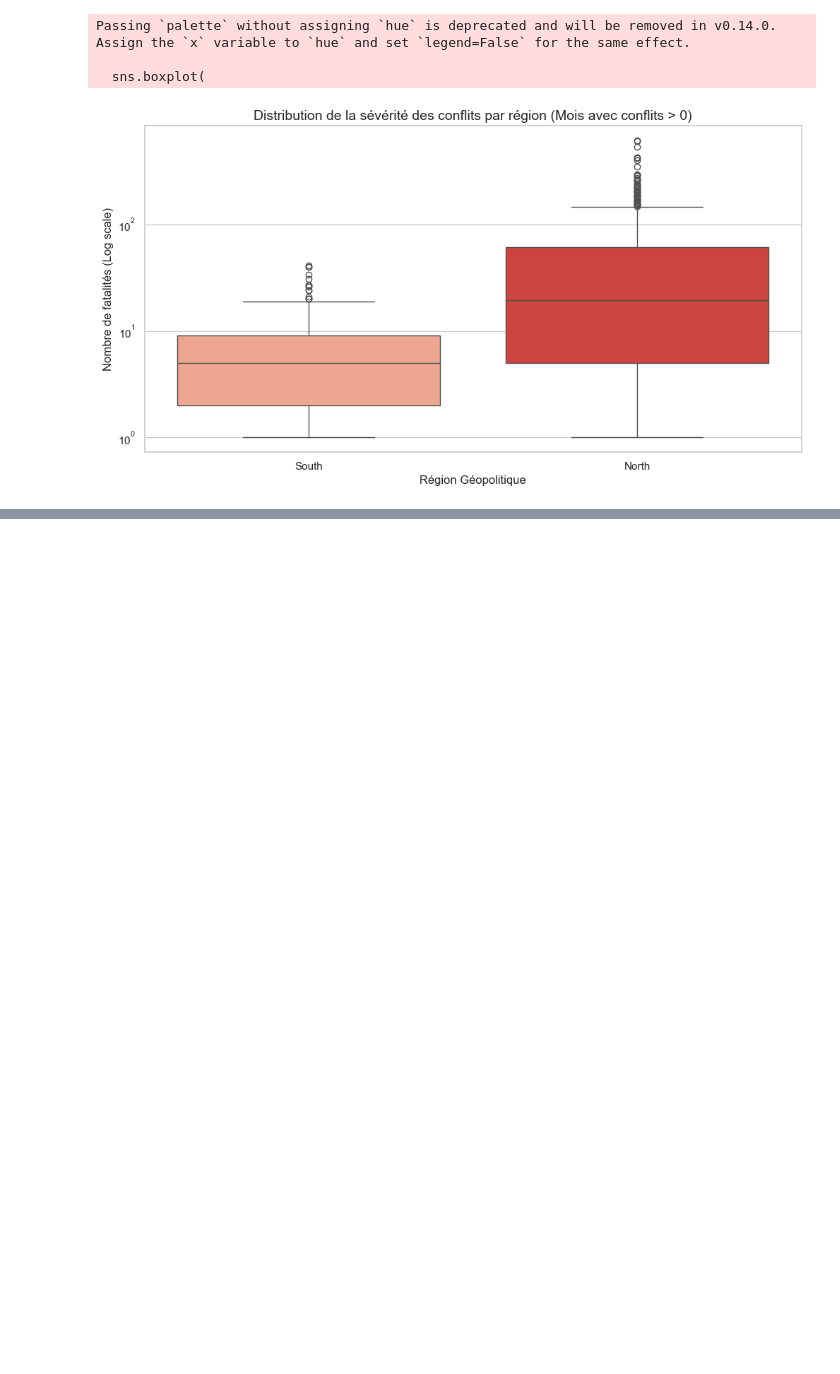
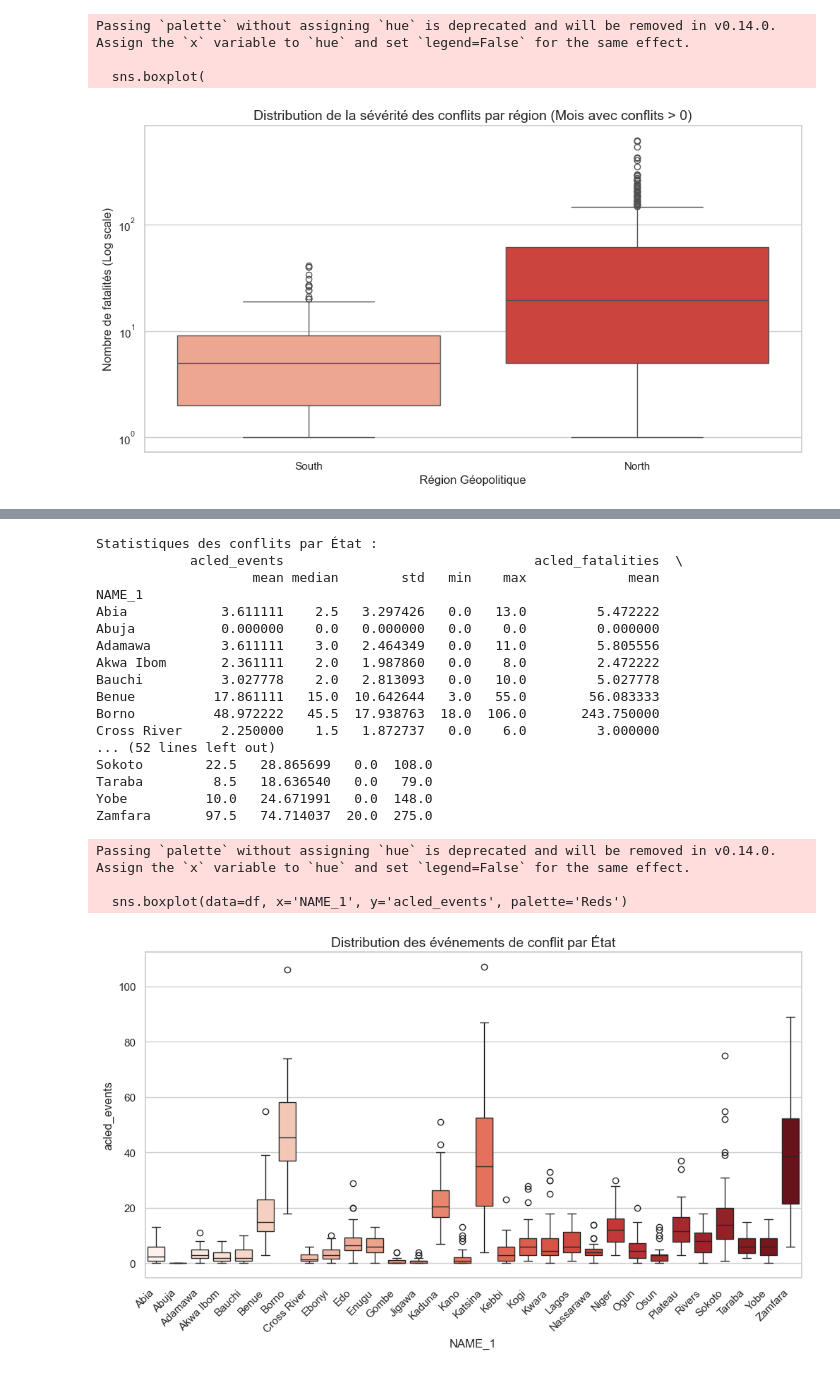
Before and after one commit to tnourlyn/Projet-de-Statapp---WFP-, a Jupyter notebook: notebooks/acled_data.ipynb, the cells around one changed output, grey strips where cells are left out. Saved outputs shown, nothing was run; the diff lists cells and outputs as text; code cells hidden in the pictures; blank space fills up the shorter version.

```diff
--- a/notebooks/acled_data.ipynb
+++ b/notebooks/acled_data.ipynb
@@ -159,0 +211,44 @@ Passing `palette` without assigning `hue` is deprecated and will be removed in v
+# %%
+import pandas as pd
+import numpy as np
+import matplotlib.pyplot as plt
+import seaborn as sns
+from scipy.stats import pearsonr
+
+
+
+# 1. Analyse de la distribution des conflits par État
+conflict_stats = df.groupby('NAME_1')[['acled_events', 'acled_fatalities']].agg(['mean', 'median', 'std', 'min', 'max'])
+print("Statistiques des conflits par État :")
+print(conflict_stats)
+
+plt.figure(figsize=(12, 6))
+sns.boxplot(data=df, x='NAME_1', y='acled_events', palette='Reds')
+plt.xticks(rotation=45, ha='right')
+plt.title("Distribution des événements de conflit par État")
+plt.show()
+
+# Créer des catégories d'États selon le niveau de conflit
+df['conflict_level'] = pd.cut(df['acled_events'], bins=[0, 10, 50, np.inf], labels=['low', 'medium', 'high'])
+# %% [output]
+Statistiques des conflits par État :
+            acled_events                                acled_fatalities  \
+                    mean median        std   min    max             mean
+NAME_1
+Abia            3.611111    2.5   3.297426   0.0   13.0         5.472222
+Abuja           0.000000    0.0   0.000000   0.0    0.0         0.000000
+Adamawa         3.611111    3.0   2.464349   0.0   11.0         5.805556
+Akwa Ibom       2.361111    2.0   1.987860   0.0    8.0         2.472222
+Bauchi          3.027778    2.0   2.813093   0.0   10.0         5.027778
+Benue          17.861111   15.0  10.642644   3.0   55.0        56.083333
+Borno          48.972222   45.5  17.938763  18.0  106.0       243.750000
+Cross River     2.250000    1.5   1.872737   0.0    6.0         3.000000
+... (52 lines left out)
+Sokoto        22.5   28.865699   0.0  108.0
+Taraba         8.5   18.636540   0.0   79.0
+Yobe          10.0   24.671991   0.0  148.0
+Zamfara       97.5   74.714037  20.0  275.0
+Passing `palette` without assigning `hue` is deprecated and will be removed in v0.14.0. Assign the `x` variable to `hue` and set `legend=False` for the same effect.
+
+  sns.boxplot(data=df, x='NAME_1', y='acled_events', palette='Reds')
+[figure, added]
```
Also changed, not shown: parts of 8 cells of this notebook, 1 other file.
